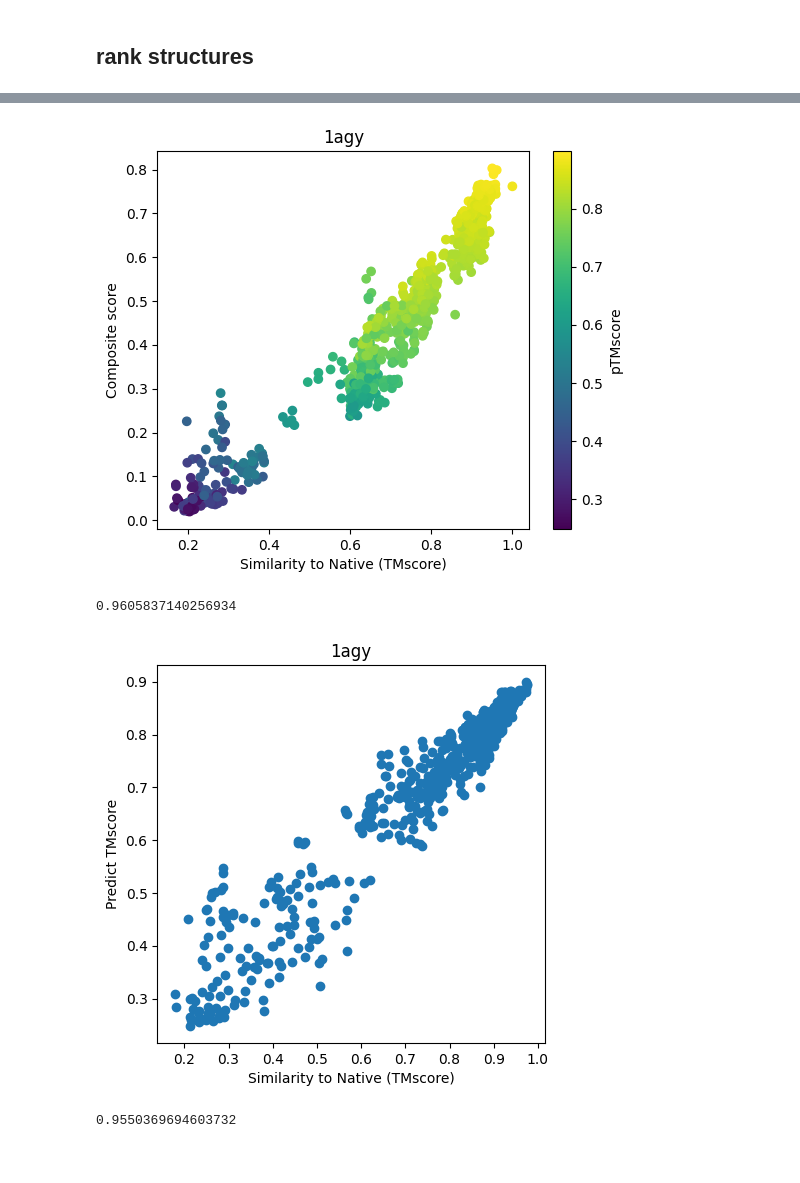
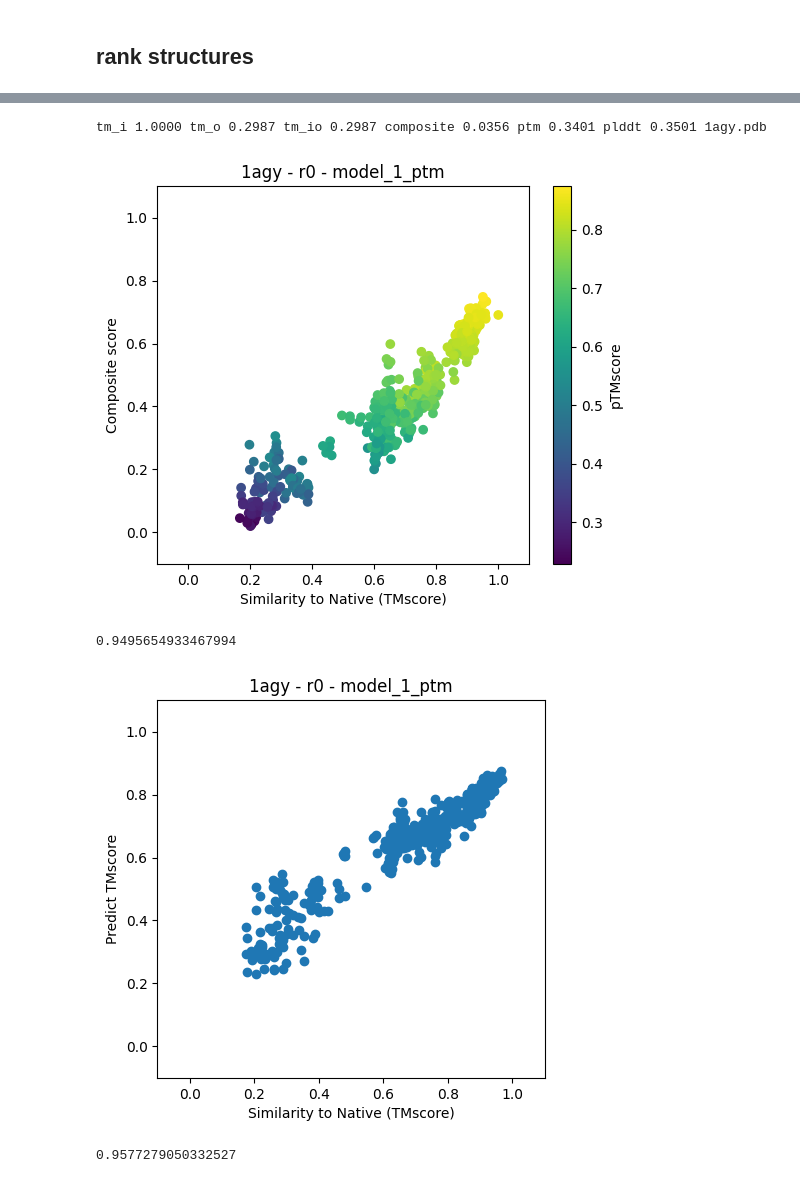
Before and after one commit to sokrypton/ColabDesign, a Jupyter notebook: af/examples/AF2Rank.ipynb, the cells around one changed output, grey strips where cells are left out. Cells and saved outputs as stored; diff of their text form; code cells hidden in the pictures.

```diff
--- a/af/examples/AF2Rank.ipynb
+++ b/af/examples/AF2Rank.ipynb
@@ -52,6 +59,7 @@ def get_score(model, wt_batch=None):
 
   score["plddt"] = 1 - score["plddt"]
   score["pae"] = score["pae"] * 31.0
+  score["rmsd_io"] = score.pop("rmsd",None)
 
   i_xyz = model._inputs["batch"]["all_atom_positions"][:,1]
   o_xyz = np.array(model.aux["atom_positions"][:,1])
@@ -104,10 +100,0 @@ tm_i 1.0000 tm_o 0.4600 tm_io 0.4600 composite 0.0589 ptm 0.3525 plddt 0.3633 rm
-# %%
-# score the native structure
-model.prep_inputs(NATIVE_PATH, chains="A", rm_template_seq=True)
-model.set_opt("template",dropout=0)
-model.set_seq(seq=wt_seq)
-model.predict(models=["model_1_ptm"], verbose=False)
-scores.append(get_score(model, wt_batch))
-scores[-1]["id"] = "native"
-
-print(*[f"{k} {scores[-1][k]:.4f}" for k in ["tm_i","tm_o","tm_io","composite","ptm","plddt","rmsd"]], scores[-1]["id"])
@@ -116,12 +100,0 @@ tm_i 1.0000 tm_o 0.9696 tm_io 0.9696 composite 0.7619 ptm 0.8836 plddt 0.8892 rm
-# %%
-# score the decoy sctructures
-for decoy_pdb in os.listdir(DECOY_DIR):
-  decoy_path = os.path.join(DECOY_DIR, decoy_pdb)
-
-  model.prep_inputs(decoy_path, chains="A", rm_template_seq=True)
-  model.set_opt("template",dropout=0)
-  model.set_seq(seq=wt_seq)
-  model.predict(models=["model_1_ptm"], verbose=False)
-  scores.append(get_score(model, wt_batch))
-  scores[-1]["id"] = decoy_pdb
-  print(*[f"{k} {scores[-1][k]:.4f}" for k in ["tm_i","tm_o","tm_io","composite","ptm","plddt","rmsd"]], scores[-1]["id"])
@@ -139,34 +130,53 @@ tm_i 0.8707 tm_o 0.9034 tm_io 0.8953 composite 0.6381 ptm 0.8393 plddt 0.8491 rm
+# %%
+# score no structure
+_ = predict(NATIVE_PATH, CHAINS, input_template=False)
+# %% [output]
+tm_i 1.0000 tm_o 0.2987 tm_io 0.2987 composite 0.0356 ptm 0.3401 plddt 0.3501 1agy.pdb
+# %%
+SCORES = []
+
+# score with structure
+SCORES.append(predict(NATIVE_PATH, input_template=True))
+
+# score the decoy sctructures
+for decoy_pdb in os.listdir(DECOY_DIR):
+  decoy_path = os.path.join(DECOY_DIR, decoy_pdb)
+  SCORES.append(predict(decoy_path, CHAINS))
 # %%
 plt.figure(figsize=(6,5),dpi=100)
-plt.title(NAME)
-x = np.array([k["tm_i"] for k in scores])
-y = np.array([k["composite"] for k in scores])
-c = np.array([k["ptm"] for k in scores])
+plt.title(f"{NAME} - r{RECYCLES} - {MODEL_NAME}")
+x = np.array([k["tm_i"] for k in SCORES])
+y = np.array([k["composite"] for k in SCORES])
+c = np.array([k["ptm"] for k in SCORES])
 plt.scatter(x,y,c=c)
 plt.xlabel("Similarity to Native (TMscore)")
 plt.ylabel("Composite score")
 plt.colorbar(label="pTMscore")
+plt.xlim(-0.1,1.1)
+plt.ylim(-0.1,1.1)
 plt.show()
 
 # rank correlation to composite score
 print(spearmanr(x,y).correlation)
 # %% [output]
-[figure, old version]
+[figure, new version]
-0.9605837140256934
+0.9495654933467994
 # %%
 plt.figure(figsize=(5,5),dpi=100)
-plt.title(NAME)
-x = np.array([k["tm_o"] for k in scores])
-y = np.array([k["ptm"] for k in scores])
+plt.title(f"{NAME} - r{RECYCLES} - {MODEL_NAME}")
+x = np.array([k["tm_o"] for k in SCORES])
+y = np.array([k["ptm"] for k in SCORES])
 plt.scatter(x,y)
 plt.xlabel("Similarity to Native (TMscore)")
 plt.ylabel("Predict TMscore")
+plt.xlim(-0.1,1.1)
+plt.ylim(-0.1,1.1)
 plt.show()
 
 # rank correlation to pTMscore
 print(spearmanr(x,y).correlation)
 # %% [output]
-[figure, old version]
+[figure, new version]
-0.9550369694603732
+0.9577279050332527
 # %%
 plt.figure(figsize=(5,5),dpi=100)
```
Also changed, not shown: parts of 9 cells of this notebook.
